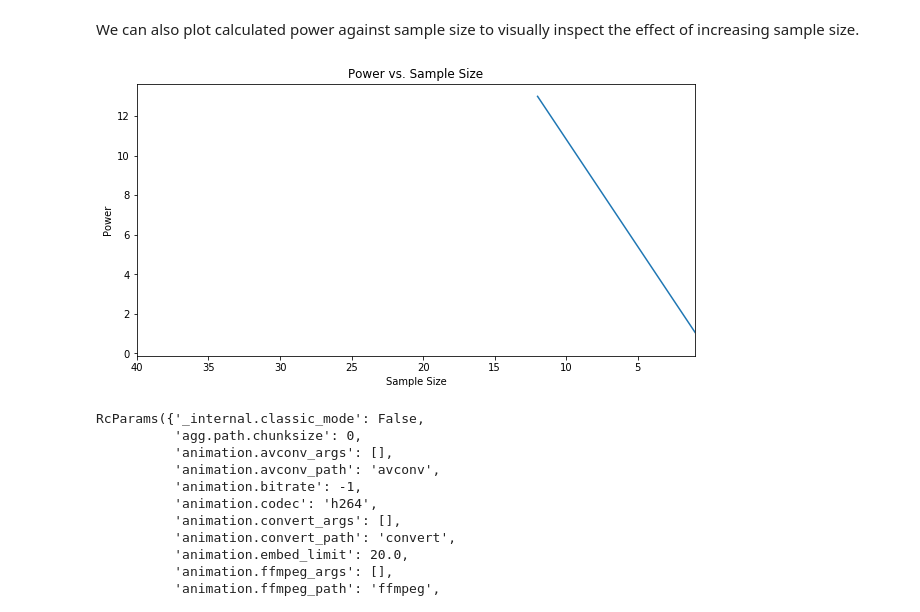
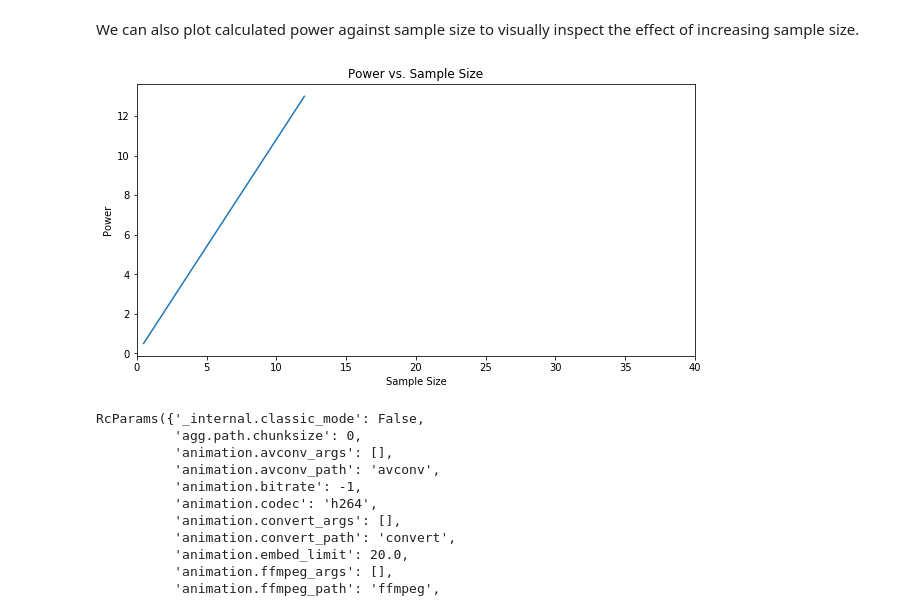
Before and after one commit to MarcSchneider71/dsc-2-20-13-statistical-power-lab-nyc-ds-career-012819, a Jupyter notebook: index.ipynb, the cells around one changed output. Cells and saved outputs as stored; diff of their text form; code cells hidden in the pictures.

```diff
--- a/index.ipynb
+++ b/index.ipynb
@@ -243,16 +243,16 @@ We can also plot calculated power against sample size to visually inspect the ef
 # %%
 # Plot a sample size X Power line graph
 
 from pylab import rcParams
 plt.figure()
 plt.title('Power vs. Sample Size')
 plt.xlabel('Sample Size')
 plt.ylabel('Power')
-plt.xlim(40)
+plt.xlim(0,40)
 rcParams['figure.figsize'] = 10, 5
 plt.plot(power_sample[0], power_sample[1]);
 # %% [output]
-[figure, old version]
+[figure, new version]
 # %%
 # %% [output]
 RcParams({'_internal.classic_mode': False,
```
